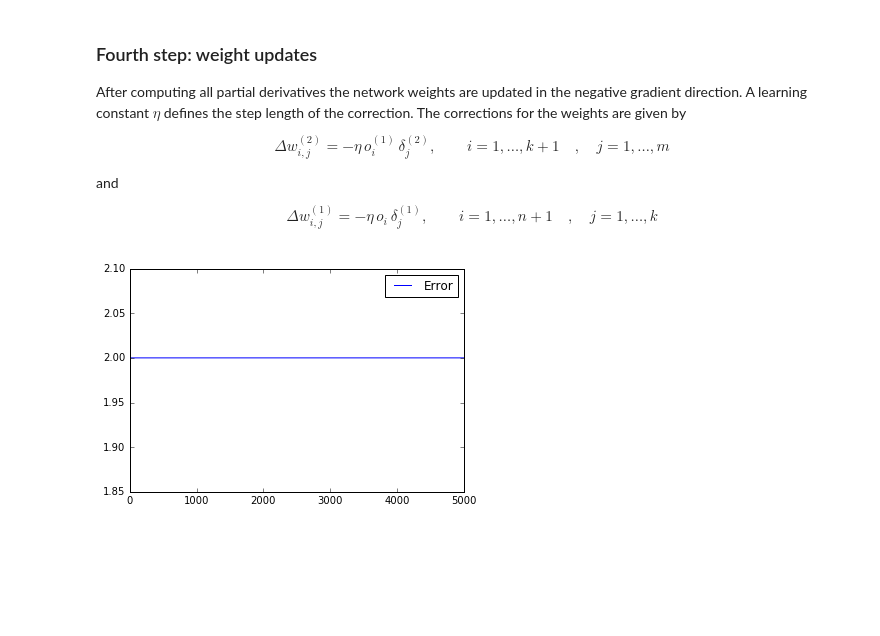
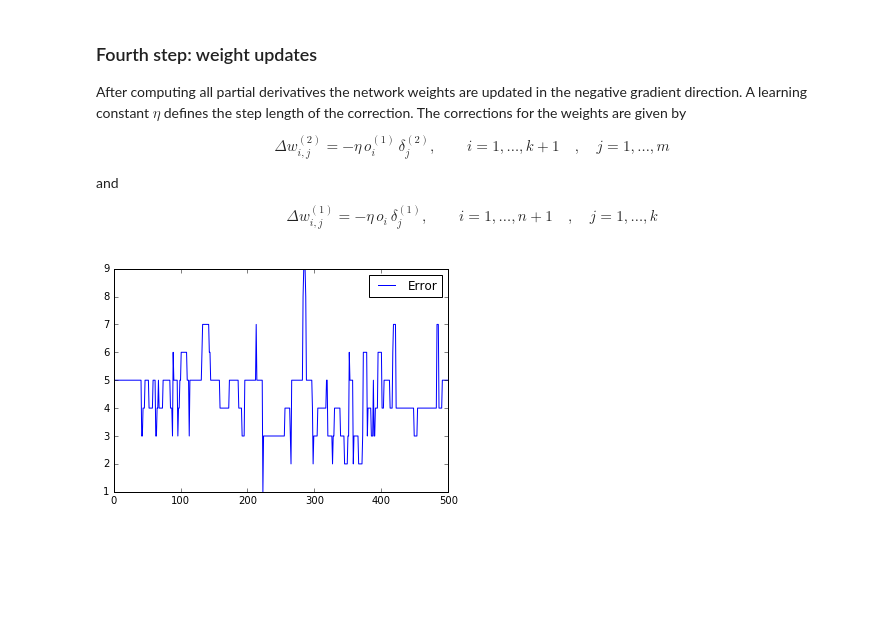
Before and after one commit to GiorgioZacharo/Intelligent_Systems, a Jupyter notebook: Exercise 2.2.ipynb, the cells around one changed output. Drawn from its saved outputs; the diff is of its cells as text; code cells hidden in the pictures.

```diff
--- a/Exercise 2.2.ipynb
+++ b/Exercise 2.2.ipynb
@@ -177,11 +177,16 @@ W2  = np.random.uniform( -.1, .1, size=( NEURONS[1]+1, NEURONS[2] ) )
 W1_initial = W1
 W2_initial = W2
 # %%
-eta = 0.1
+eta = 0.05
 errors = []
 
-W1 = W1_initial
-W2 = W2_initial
+#W1 = W1_initial
+#W2 = W2_initial
+
+
+# Initial weights (Including Bias)
+W1  = np.random.uniform( -.1, .1, size=( NEURONS[0]+1, NEURONS[1] ) )
+W2  = np.random.uniform( -.1, .1, size=( NEURONS[1]+1, NEURONS[2] ) )
 
 n = NEURONS[0]
 k = NEURONS[1]
@@ -197,7 +202,7 @@ del_w_1_avg = np.zeros( [ n+1, k ] )
 del_w_2_avg = np.zeros( [ k+1, m ] )
 
 
-for epoch in range( 0, 5000 ):
+for epoch in range( 0, 500 ):
 
     total_error = 0
     #print(epoch)
@@ -220,39 +225,37 @@ for epoch in range( 0, 5000 ):
             del_2[j] = ( O2[j] - TRAIN_Z[s] ) # * O2[j] * (1 - O2[j])
 
         # Third step: backpropagation to the hidden layer
-
-        for j in range( 0, k ) :  # This should be vectorialized
+        for j in range( 0, k ) :
             del_1[j] = O1[j] * (1 - O1[j]) * W2[j,:] * del_2
 
 
         # Fourth step: weight updates
-
         for i in range(k+1):
             for j in range(m):
                 del_w_2[i,j] = - eta * O1_[i] * del_2[j]
 
         for i in range(n+1):
             for j in range(k):
-                del_w_1[i,j] = - eta * O_[i] * del_1[j]
+                del_w_1[i,j] = - eta * O_[i]  * del_1[j]
 
         del_w_1_avg += del_w_1 / TRAIN_N
         del_w_2_avg += del_w_2 / TRAIN_N
 
-        total_error += 0.5 * ( step( O2 ) - TRAIN_Z[s] )**2
+        total_error += 0.5 * np.abs( ( step( O2 ) - TRAIN_Z[s] ) )
 
     W1 += del_w_1_avg
     W2 += del_w_2_avg
 
     errors.append( total_error )
     if total_error == 0 : break
 
 
 def plot_errors(errors):
     plt.plot(range(0,len(errors)), errors, label='Error' )
     plt.legend()
 
 plot_errors(errors)
 # %% [output]
-[figure, old version]
+[figure, new version]
 # %% [markdown]
 <br/><br/><br/><br/>
```
